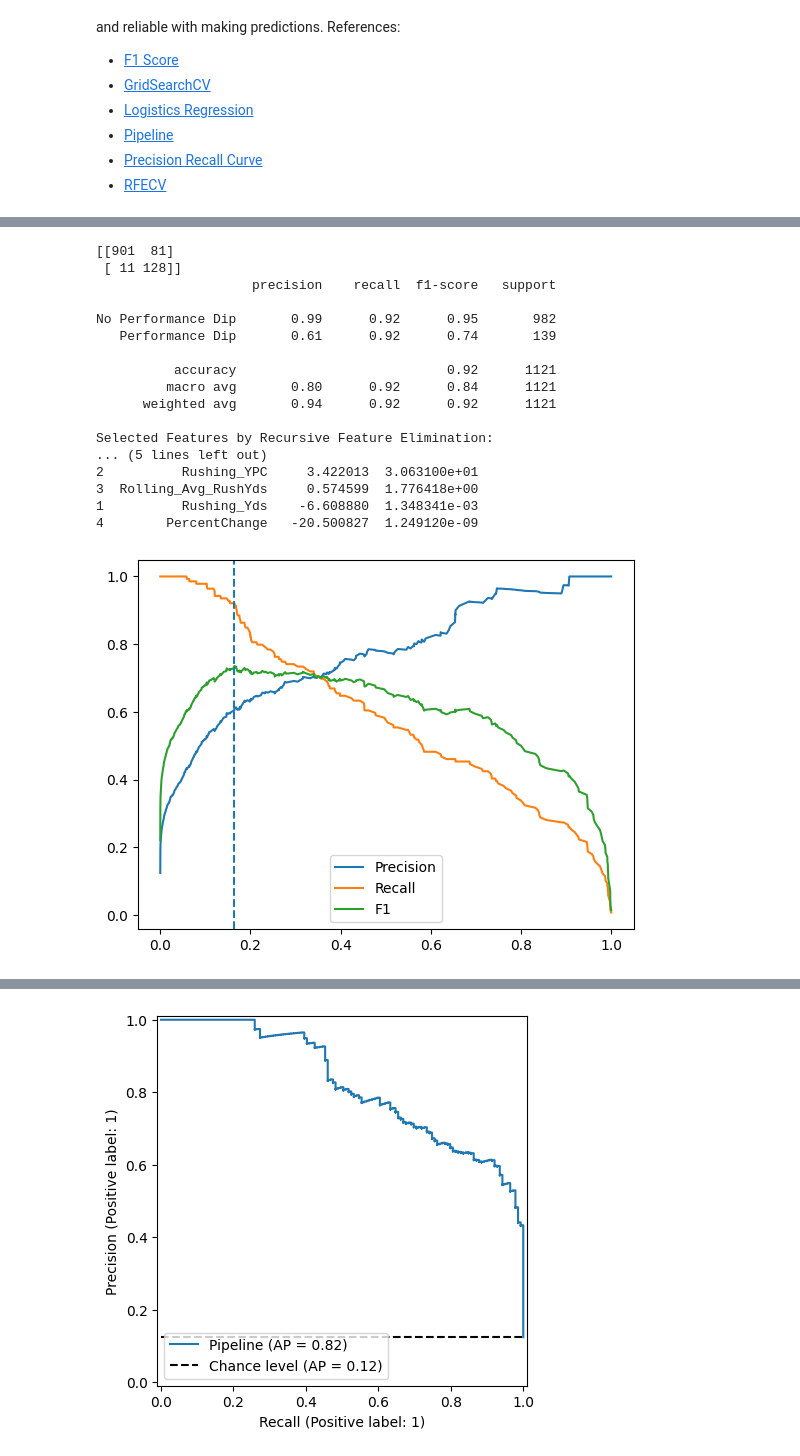
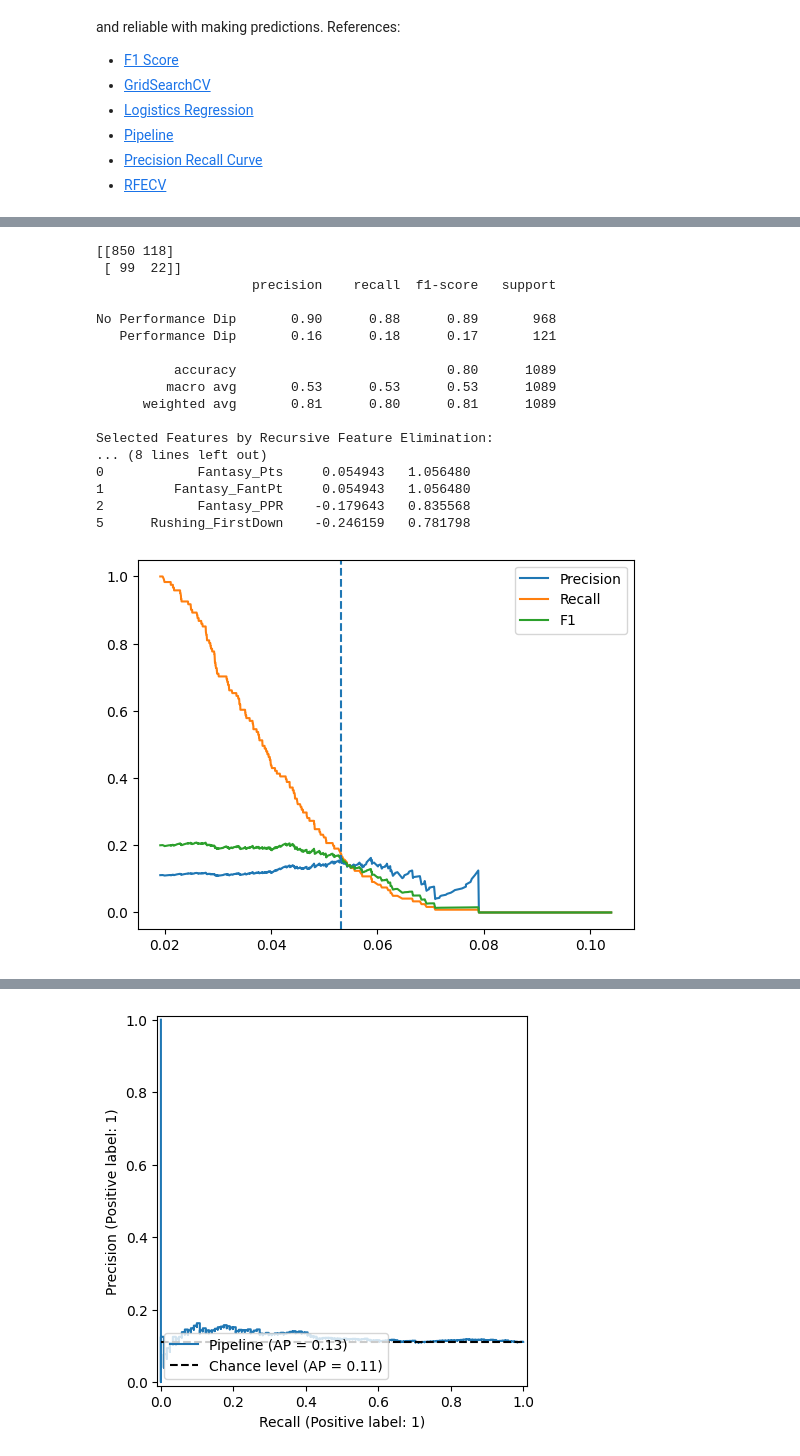
Before and after one commit to schwartzach/ENG296_CapstoneProject, a Jupyter notebook: NFL_RB_Weekly_Wear+Tear.ipynb, the cells around one changed output, grey strips where cells are left out. Saved outputs shown, nothing was run; the diff lists cells and outputs as text; code cells hidden in the pictures.

Commit message:
Target Variable Modification and Updating Logistic Regression Evaluation

```diff
--- a/NFL_RB_Weekly_Wear+Tear.ipynb
+++ b/NFL_RB_Weekly_Wear+Tear.ipynb
@@ -435,9 +445,9 @@ scoreDiff_encoded = pd.get_dummies(weekly_stats_clean2['Score_Diff_Bin'], prefix
 weekly_stats_clean2 = pd.concat([weekly_stats_clean2.drop(columns=['Score_Diff_Bin'], errors='ignore'),
                                  scoreDiff_encoded], axis=1)
 
+print(weekly_stats_clean2.columns.tolist())
 
-#Dropping Player Column as it has limited added value for model
-weekly_stats_clean2 = weekly_stats_clean2.drop(columns=['Player'])
+
 
 cat_cols = list(weekly_stats_clean2.select_dtypes(include='object'))
 print(f"Categorical Columns in Dataset: {cat_cols}")
@@ -551,24 +523,0 @@ Visualizing the imbalance of performance dip, it is largely expected for the maj
-# %%
-#Establish target variable & splitting away from rest of features for model training
-threshold = train_data['PercentChange'].quantile(0.25)
-def apply_dataLabel(data, threshold, min_carries_amt = 6):
-    min_carries = data['Rushing_Att'] >= min_carries_amt
-    data_copy = data.copy()
-    data_copy['Performance_Dip'] = ((data['PercentChange'] <= threshold) & min_carries).astype(int)
-    y = data_copy['Performance_Dip']
-    x = data_copy.drop(['Performance_Dip'], axis = 1)
-    return x, y
-
-x_train, y_train = apply_dataLabel(train_data, threshold)
-x_val, y_val = apply_dataLabel(val_data, threshold)
-x_test, y_test = apply_dataLabel(test_data, threshold)
-
-
-rate = y_train.mean()
-counts = y_train.value_counts()
-print(f"Training Data Dip Rate: {rate:.2%}\nCounts:\n{counts}")
-
-
-
-fig = px.pie(y_train, names='Performance_Dip', title='Performance Dip Class Imbalance', width=600, height=400)
-fig.show()
@@ -698,16 +765,16 @@ Rushing Attempts is deemed by far the most important feature based on its odds r
 # %%
 plt.plot(thresholds, precision[:-1])
 plt.plot(thresholds, recall[:-1])
-plt.plot(thresholds, f1_scores[:-1])
+plt.plot(thresholds, f1_scores)
 plt.axvline(best_threshold, ls='--')
 plt.legend(['Precision','Recall','F1'])
 
-y_predict = best_lr_pipe.predict_proba(x_val)[:,1]
+y_predict = best_lr_pipe.predict_proba(x_val_lr)[:,1]
 y_predict_custom = (y_predict >= best_threshold).astype(int)
 
 
 #Evaluating Model through Confusion Matrix
-c_matrix = metrics.confusion_matrix(y_val, y_predict_custom)
+c_matrix = metrics.confusion_matrix(y_val_lr, y_predict_custom)
 print(c_matrix)
 
 #Heatmap of Confusion Matrix
@@ -725,55 +792,55 @@ plt.ylabel('Actual Label')
 
 #Classification Report
 targetNames = ['No Performance Dip', 'Performance Dip']
-print(classification_report(y_val, y_predict_custom,target_names=targetNames))
+print(classification_report(y_val_lr, y_predict_custom,target_names=targetNames))
 
 #Precision Recall Curve
 display = PrecisionRecallDisplay.from_estimator(best_lr_pipe, x_val, y_val, plot_chance_level=True)
 
 support_mask = best_lr_pipe.named_steps['rfe'].get_support()
-selectedFeatures = x_train.columns[support_mask]
+selectedFeatures = x_train_lr.columns[support_mask]
 
 print("Selected Features by Recursive Feature Elimination: ")
 print(list(selectedFeatures))
 
 
 #Computing Feature Importance
 rfe_step = best_lr_pipe.named_steps['rfe']
 support_mask = best_lr_pipe.named_steps['rfe'].get_support()
-selectedFeatures = x_train.columns[support_mask]
+selectedFeatures = x_train_lr.columns[support_mask]
 lr_est = rfe_step.estimator_
 coefficients = lr_est.coef_.ravel()
 oddsRatio = np.exp(coefficients)
 pd.set_option('display.max_rows', 500)
 featureImportance = pd.DataFrame({
     'Feature': selectedFeatures,
     'Coefficient': coefficients,
     'Odd_Ratio':  oddsRatio
 })
 print("\nFeature Importance (Coefficient and Odds Ratio):")
 print(featureImportance.sort_values(by='Coefficient', ascending=False))
 
 #Visualization of Feature Importance
 
 fig = px.bar(featureImportance, x='Coefficient', y='Feature', width=1000, height=800)
 fig.update_yaxes(tickfont=dict(size=12))
 fig.show()
 # %% [output]
-[[901  81]
- [ 11 128]]
+[[850 118]
+ [ 99  22]]
                     precision    recall  f1-score   support
 
-No Performance Dip       0.99      0.92      0.95       982
-   Performance Dip       0.61      0.92      0.74       139
+No Performance Dip       0.90      0.88      0.89       968
+   Performance Dip       0.16      0.18      0.17       121
 
-          accuracy                           0.92      1121
-         macro avg       0.80      0.92      0.84      1121
-      weighted avg       0.94      0.92      0.92      1121
+          accuracy                           0.80      1089
+         macro avg       0.53      0.53      0.53      1089
+      weighted avg       0.81      0.80      0.81      1089
 
 Selected Features by Recursive Feature Elimination:
-... (5 lines left out)
-2          Rushing_YPC     3.422013  3.063100e+01
-3  Rolling_Avg_RushYds     0.574599  1.776418e+00
-1          Rushing_Yds    -6.608880  1.348341e-03
-4        PercentChange   -20.500827  1.249120e-09
+... (8 lines left out)
+0            Fantasy_Pts     0.054943   1.056480
+1         Fantasy_FantPt     0.054943   1.056480
+2            Fantasy_PPR    -0.179643   0.835568
+5      Rushing_FirstDown    -0.246159   0.781798
-[figure, old version]
+[figure, new version]
@@ -781 +848 @@ Selected Features by Recursive Feature Elimination:
-[figure, old version]
+[figure, new version]
```
Also changed, not shown: parts of 18 cells of this notebook.
